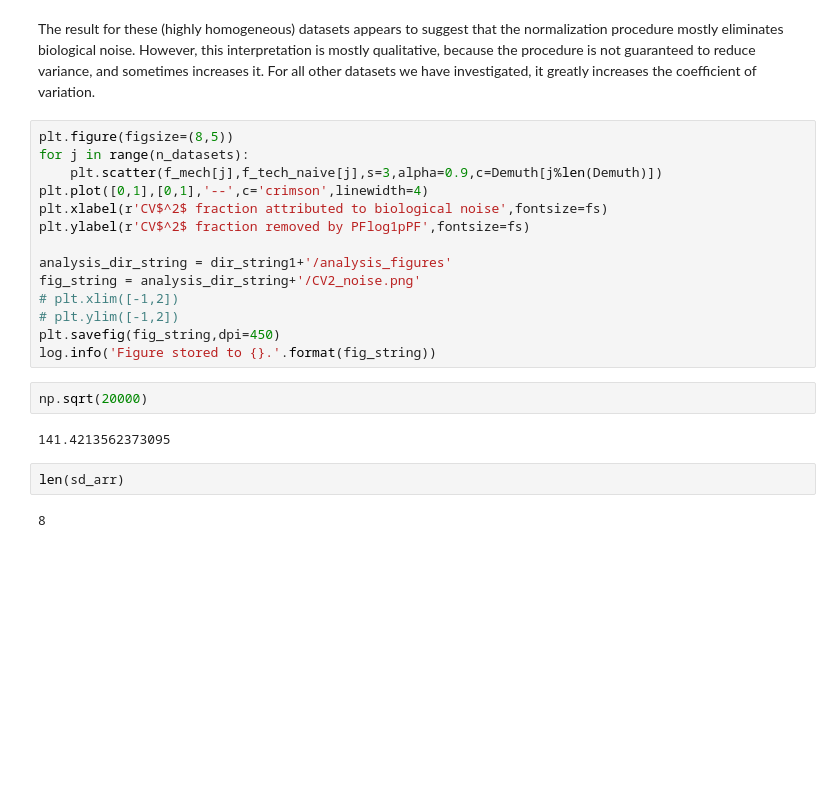
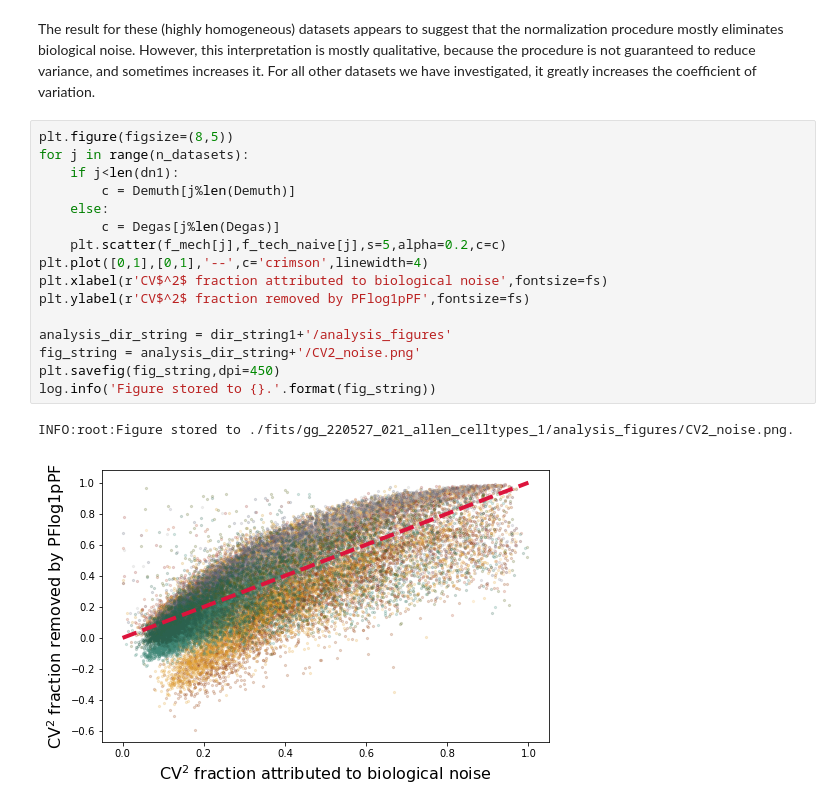
Before and after one commit to gennadygorin/seq-cme-technoise, a Jupyter notebook: gg220527_var_decomp.ipynb, the cells around one changed output. Saved outputs shown, nothing was run; the diff lists cells and outputs as text; blank space fills up the shorter version.

```diff
--- a/gg220527_var_decomp.ipynb
+++ b/gg220527_var_decomp.ipynb
@@ -206,25 +162,22 @@ The result for these (highly homogeneous) datasets appears to suggest that the n
 # %%
 plt.figure(figsize=(8,5))
 for j in range(n_datasets):
-    plt.scatter(f_mech[j],f_tech_naive[j],s=3,alpha=0.9,c=Demuth[j%len(Demuth)])
+    if j<len(dn1):
+        c = Demuth[j%len(Demuth)]
+    else:
+        c = Degas[j%len(Degas)]
+    plt.scatter(f_mech[j],f_tech_naive[j],s=5,alpha=0.2,c=c)
 plt.plot([0,1],[0,1],'--',c='crimson',linewidth=4)
 plt.xlabel(r'CV$^2$ fraction attributed to biological noise',fontsize=fs)
 plt.ylabel(r'CV$^2$ fraction removed by PFlog1pPF',fontsize=fs)
 
 analysis_dir_string = dir_string1+'/analysis_figures'
 fig_string = analysis_dir_string+'/CV2_noise.png'
-# plt.xlim([-1,2])
-# plt.ylim([-1,2])
 plt.savefig(fig_string,dpi=450)
 log.info('Figure stored to {}.'.format(fig_string))
+# %% [output]
+INFO:root:Figure stored to ./fits/gg_220527_021_allen_celltypes_1/analysis_figures/CV2_noise.png.
+[figure, added]
-# %%
-np.sqrt(20000)
-# %% [output]
-141.4213562373095
-# %%
-len(sd_arr)
-# %% [output]
-8
 # %%
 t2 = time.time()
 print('Runtime: {:.0f} seconds.'.format(t2-t1))
```
Also changed, not shown: parts of 15 cells of this notebook.
